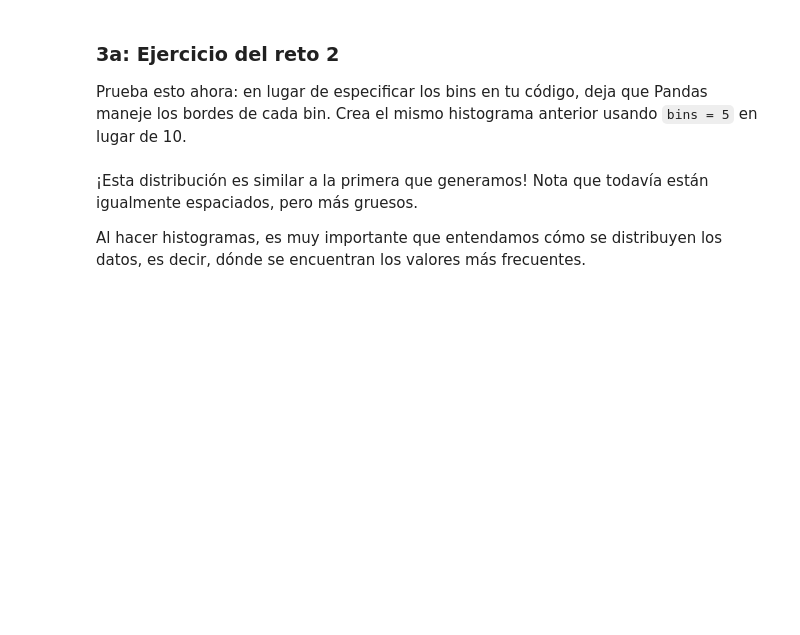
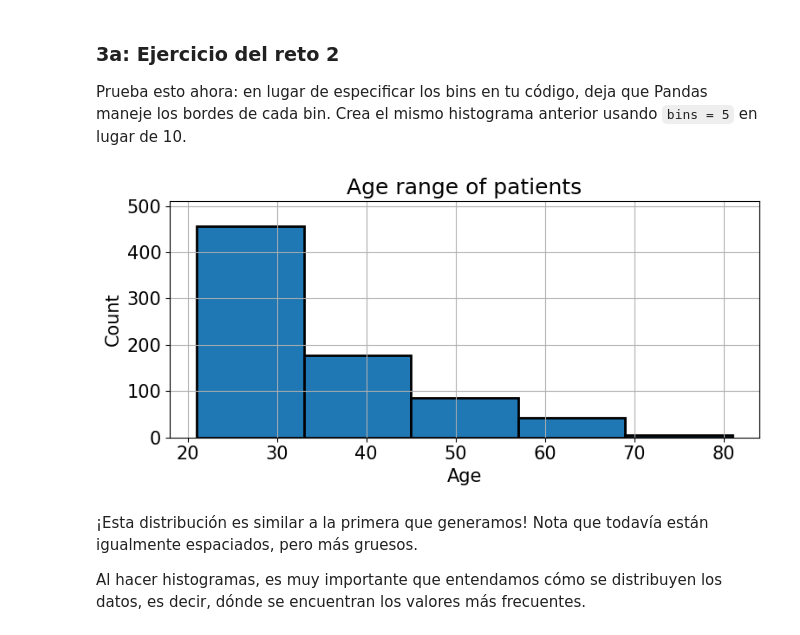
Before and after one commit to esvelpe/IA, a Jupyter notebook: IntroduccionMachineLearning/reto_procesando_un_dataset.ipynb, the cells around one changed output. Saved outputs shown, nothing was run; the diff lists cells and outputs as text; code cells hidden in the pictures; blank space fills up the shorter version.

```diff
--- a/IntroduccionMachineLearning/reto_procesando_un_dataset.ipynb
+++ b/IntroduccionMachineLearning/reto_procesando_un_dataset.ipynb
@@ -230,7 +252,16 @@ Es importante entender tus ejes *x* y *y* al hacer histogramas para que la misma
 
 Prueba esto ahora: en lugar de especificar los bins en tu código, deja que Pandas maneje los bordes de cada bin. Crea el mismo histograma anterior usando `bins = 5` en lugar de 10.
 # %%
-## TU CODIGO AQUI
+f = plt.figure(figsize=(8,4))
+ax = f.add_subplot(1,1,1)
+data["Age"].hist(ax=ax, edgecolor='black', linewidth=2, bins=5)
+ax.set_title("Age range of patients")
+ax.set_ylim([0, 510])
+ax.set_xlabel("Age")
+ax.set_ylabel("Count")
+f.tight_layout()
+# %% [output]
+[figure, added]
 # %% [markdown]
 ¡Esta distribución es similar a la primera que generamos! Nota que todavía están igualmente espaciados, pero más gruesos.
 
```
Also changed, not shown: parts of 8 cells of this notebook.
